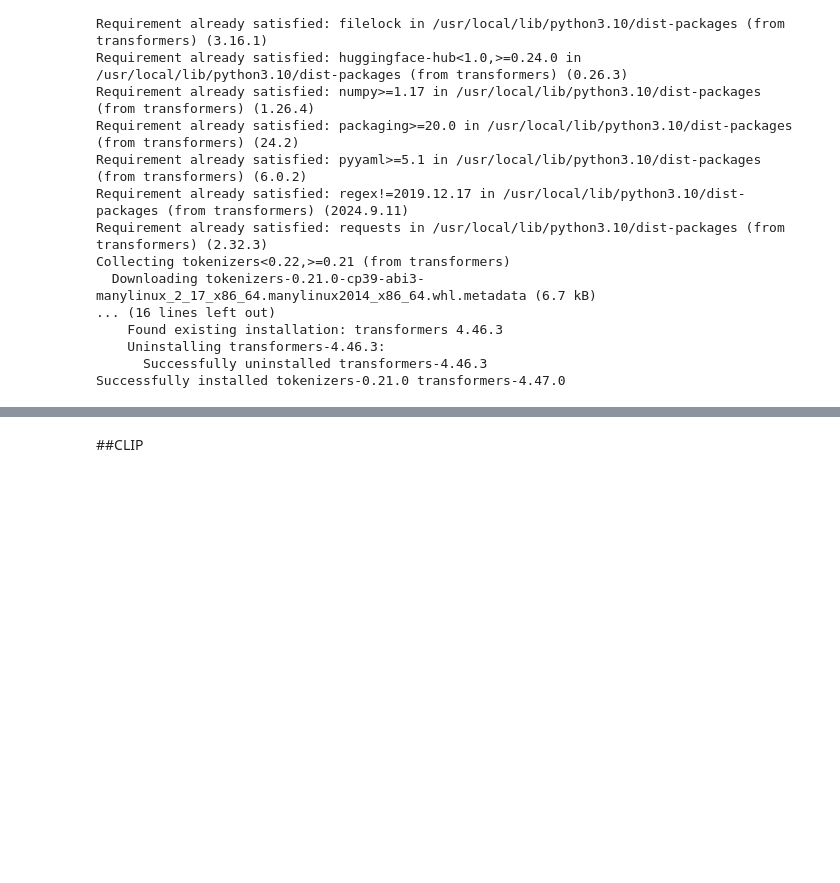
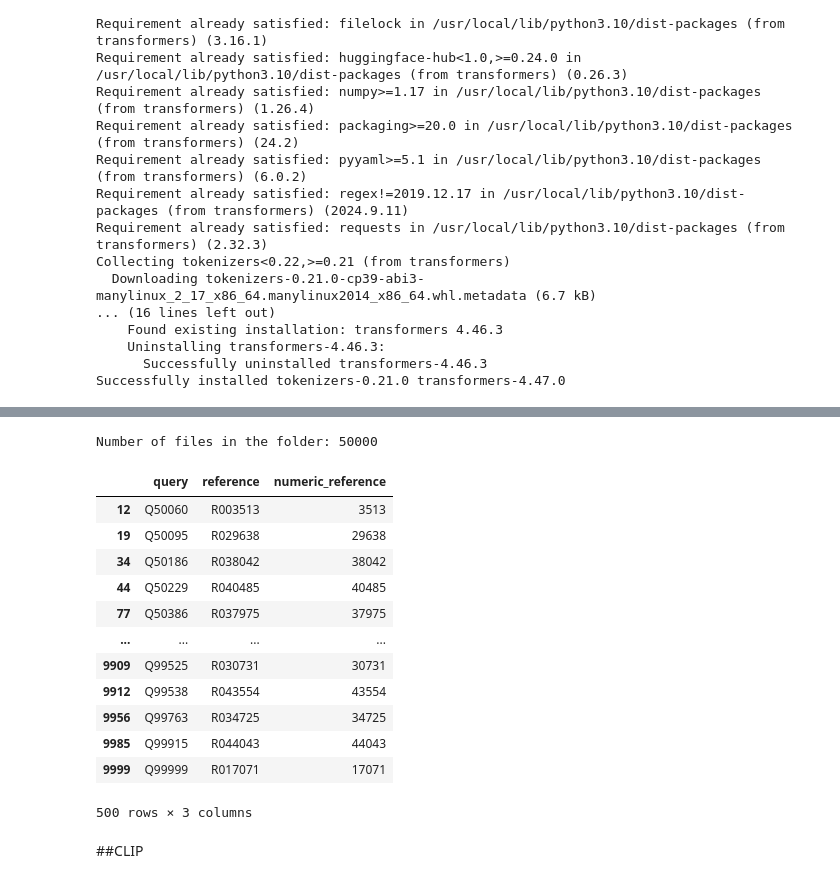
Before and after one commit to robosun78/20242R0136COSE47402, a Jupyter notebook: FinalProject/Final_proejct_2022320027.ipynb, the cells around one changed output, grey strips where cells are left out. Cells and saved outputs as stored; diff of their text form; code cells hidden in the pictures; blank space fills up the shorter version.

```diff
--- a/FinalProject/Final_proejct_2022320027.ipynb
+++ b/FinalProject/Final_proejct_2022320027.ipynb
@@ -74,0 +94,23 @@ device = torch.device('cuda' if torch.cuda.is_available() else "cpu")
+# %%
+import pandas as pd
+
+data_df = pd.read_csv("/root/.cache/kagglehub/datasets/hmendonca/disc21/versions/4/final_ground_truth.csv")
+# %%
+data_df = pd.DataFrame({
+    "query": ["Q50017"] + data_df['Q50017'].tolist(),
+    "reference": ["R277156"] + data_df['R277156'].tolist()
+})
+# %%
+import os
+query_folder_path = "/root/.cache/kagglehub/datasets/hmendonca/disc21/versions/4/final_queries/images/final_queries"
+reference_folder_path = "/root/.cache/kagglehub/datasets/hmendonca/disc21/versions/4/references_0/images/references"
+# 파일 개수 세기
+file_count = len([file for file in os.listdir(reference_folder_path) if os.path.isfile(os.path.join(reference_folder_path, file))])
+
+print(f"Number of files in the folder: {file_count}")
+# %% [output]
+Number of files in the folder: 50000
+# %%
+data_df['numeric_reference'] = data_df['reference'].str.extract(r'R(\d+)').astype(int)
+# %%
+filtered_df = data_df[data_df['numeric_reference']<=50000]
@@ -75,3 +120,19 @@ device = torch.device('cuda' if torch.cuda.is_available() else "cpu")
+# %%
+filtered_df
+# %% [output]
+|  | query | reference | numeric_reference |
+| 12 | Q50060 | R003513 | 3513 |
+| 19 | Q50095 | R029638 | 29638 |
+| 34 | Q50186 | R038042 | 38042 |
+| 44 | Q50229 | R040485 | 40485 |
+| 77 | Q50386 | R037975 | 37975 |
+| ... | ... | ... | ... |
+| 9909 | Q99525 | R030731 | 30731 |
+| 9912 | Q99538 | R043554 | 43554 |
+| 9956 | Q99763 | R034725 | 34725 |
+| 9985 | Q99915 | R044043 | 44043 |
+| 9999 | Q99999 | R017071 | 17071 |
+500 rows × 3 columns
 # %% [markdown]
 ##CLIP
 # %%
```
Also changed, not shown: parts of 44 cells of this notebook.
